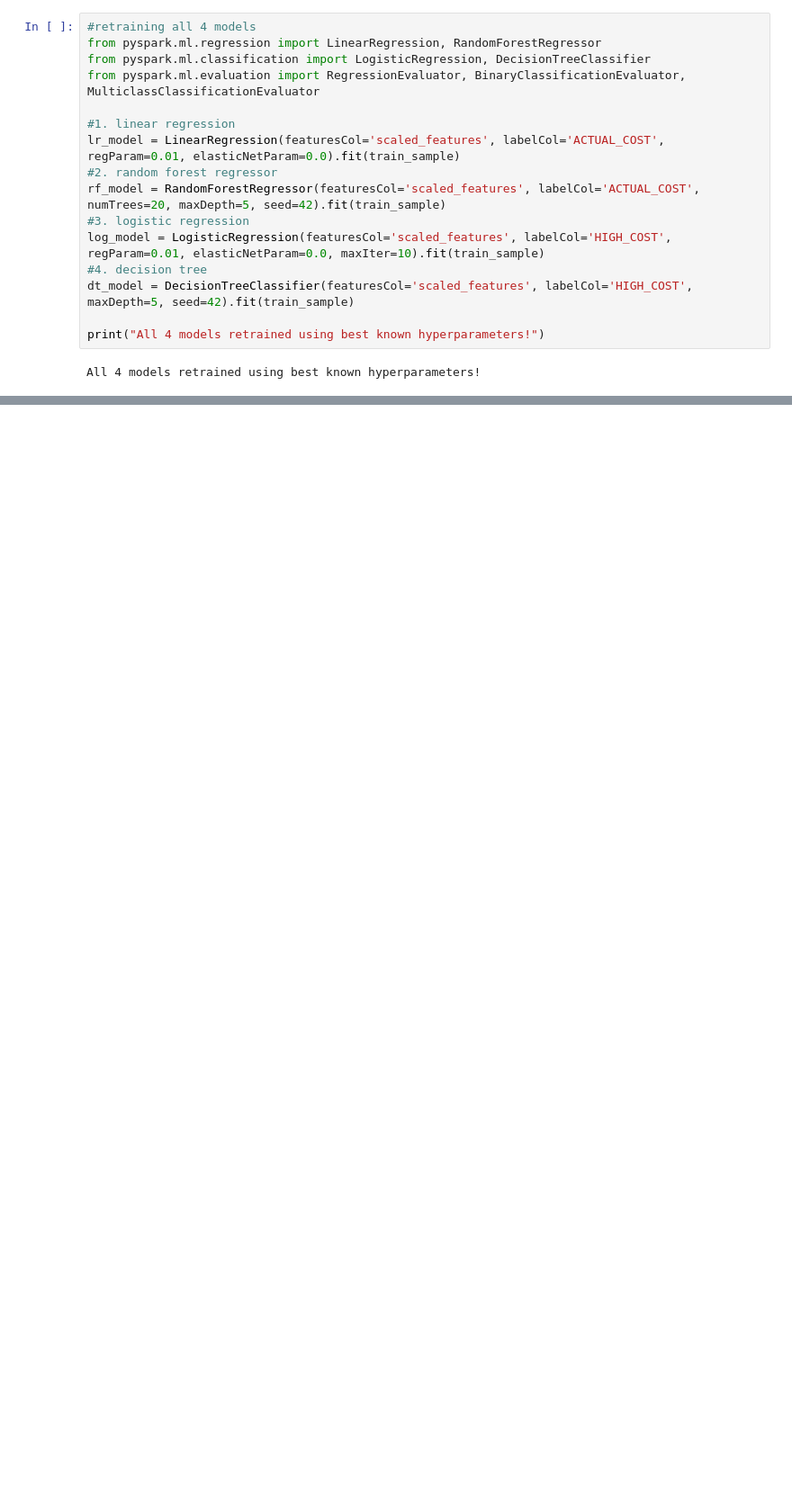
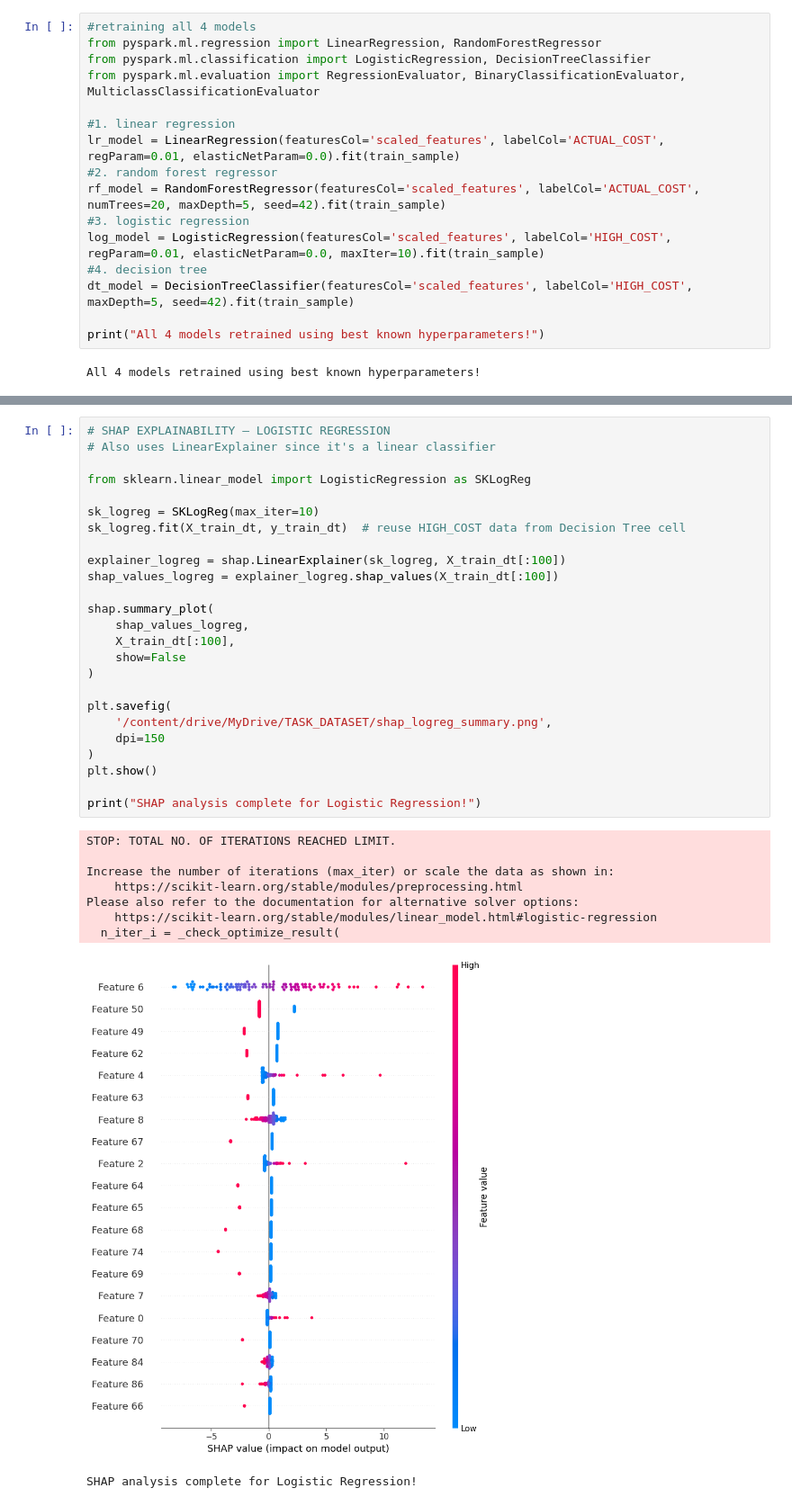
Before and after one commit to firdoushkhilji/firdoushkhilji-7006SCN_FK_16943920, a Jupyter notebook: Task5.ipynb, the cells around one changed output, grey strips where cells are left out. Shown at 90% size. Saved outputs shown, nothing was run; the diff lists cells and outputs as text; blank space fills up the shorter version.

```diff
--- a/Task5.ipynb
+++ b/Task5.ipynb
@@ -390,0 +513,35 @@ SHAP analysis complete, feature importance visualised!
+# %%
+# SHAP EXPLAINABILITY — LOGISTIC REGRESSION
+# Also uses LinearExplainer since it's a linear classifier
+
+from sklearn.linear_model import LogisticRegression as SKLogReg
+
+sk_logreg = SKLogReg(max_iter=10)
+sk_logreg.fit(X_train_dt, y_train_dt)  # reuse HIGH_COST data from Decision Tree cell
+
+explainer_logreg = shap.LinearExplainer(sk_logreg, X_train_dt[:100])
+shap_values_logreg = explainer_logreg.shap_values(X_train_dt[:100])
+
+shap.summary_plot(
+    shap_values_logreg,
+    X_train_dt[:100],
+    show=False
+)
+
+plt.savefig(
+    '/content/drive/MyDrive/TASK_DATASET/shap_logreg_summary.png',
+    dpi=150
+)
+plt.show()
+
+print("SHAP analysis complete for Logistic Regression!")
+# %% [output]
+STOP: TOTAL NO. OF ITERATIONS REACHED LIMIT.
+
+Increase the number of iterations (max_iter) or scale the data as shown in:
+    https://scikit-learn.org/stable/modules/preprocessing.html
+Please also refer to the documentation for alternative solver options:
+    https://scikit-learn.org/stable/modules/linear_model.html#logistic-regression
+  n_iter_i = _check_optimize_result(
+[figure, added]
+SHAP analysis complete for Logistic Regression!
```
Also changed, not shown: parts of 11 cells of this notebook.
